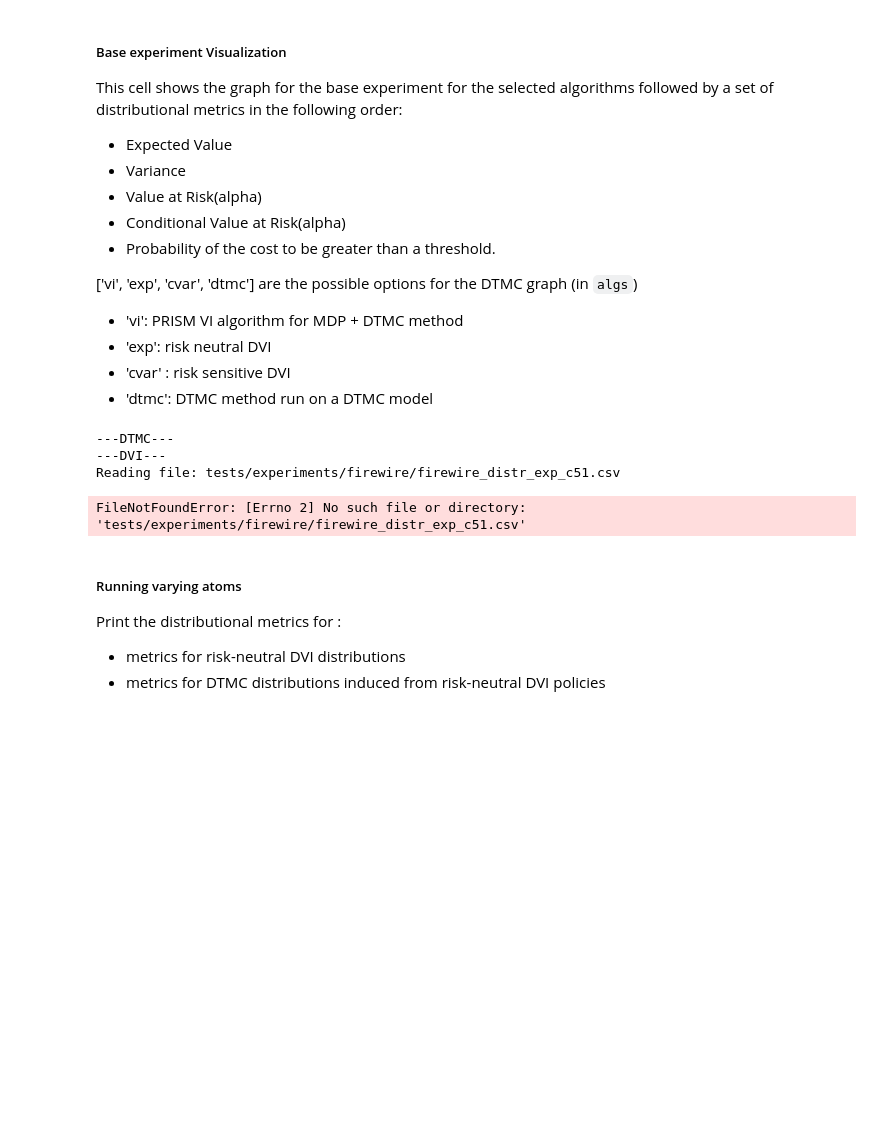
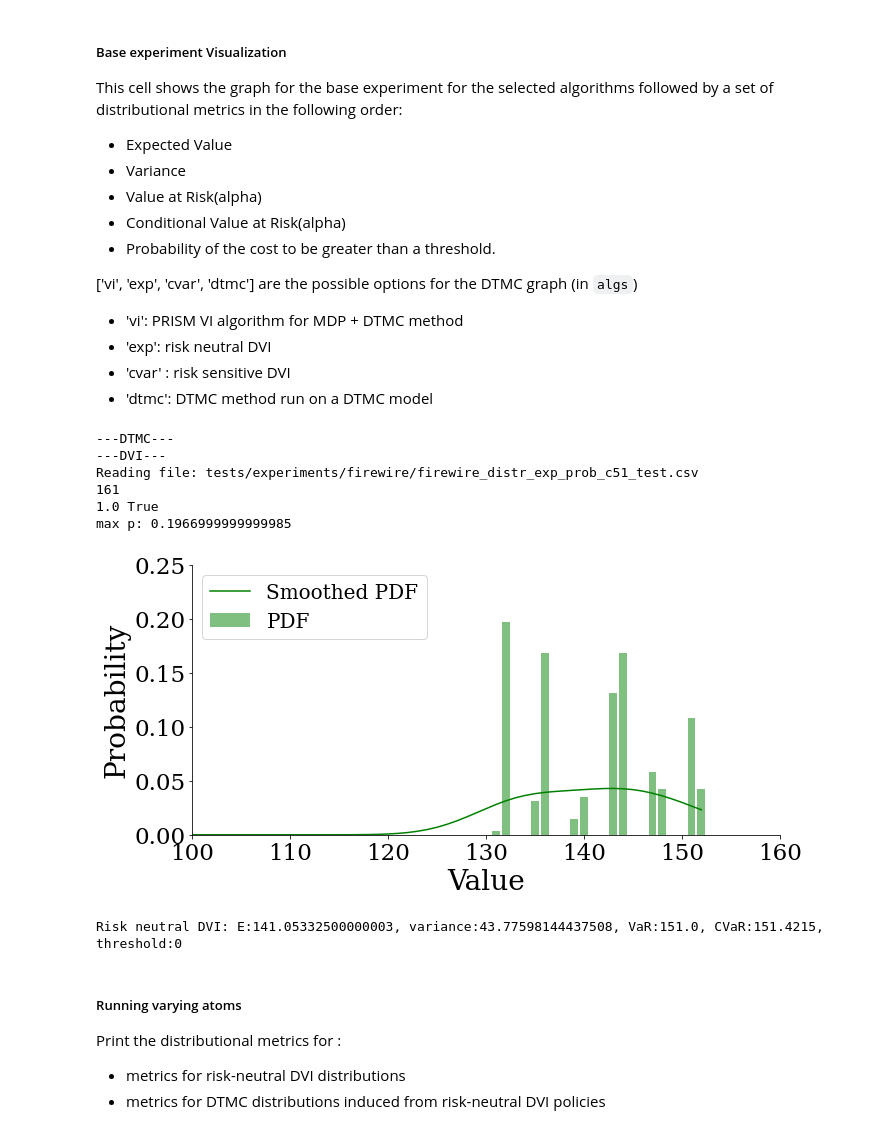
Before and after one commit to yannikschnitzer/prism, a Jupyter notebook: prism/distr.ipynb, the cells around one changed output. Drawn from its saved outputs; the diff is of its cells as text; code cells hidden in the pictures; blank space fills up the shorter version.

Commit message:
working on the distribution granularity script

```diff
--- a/prism/distr.ipynb
+++ b/prism/distr.ipynb
@@ -235,7 +297,7 @@ def exp_compute(idx, apdx, experiment_name, rep_type, show_graph=True, debug=Tru
         plt.ylim([0,ymax])
 
         if not elements:
-            plt.legend(loc='upper right', fontsize=graphsize-10)
+            plt.legend(loc='upper left', fontsize=graphsize-18)
 
         plt.tick_params(axis='both', which='major', labelsize=graphsize-15)
         plt.ticklabel_format(axis='both')
@@ -316,7 +378,7 @@ def cvar_compute(idx, apdx, experiment_name, rep_type, show_graph=True, debug=Tr
         plt.ylim([0,ymax])
 
         if not elements:
-            plt.legend(loc='upper right', fontsize=graphsize-10)
+            plt.legend(loc='upper right', fontsize=graphsize-18)
         plt.tick_params(axis='both', which='major', labelsize=graphsize-15)
         plt.ticklabel_format(axis='both')
         plt.xlabel('Value', fontsize=graphsize-10)
@@ -394,30 +456,35 @@ This cell shows the graph for the base experiment for the selected algorithms fo
 # %%
 # Cvar alpha parameter
 # 0.7 default
 # 0.8 for ds_treasure, betting_game, grid 150
 # 0.9 for SSP comparison benchmarks and drones
-alpha=0.8
+alpha=0.9
 # threshold value when computing
 # the probability of a cost higher than the set threshold
 # this parameter is to be varied based on the benchmark
 thresh=340
 algs= ['exp'] # ['vi', 'exp', 'cvar','dtmc']
 show_graph = True # show the distribution graph
-appendix  = '' # appendix if applicable, add an '_' before the appendix set with the running script
+appendix  = '_test' # appendix if applicable, add an '_' before the appendix set with the running script
+prob=True
 
 print('---DTMC---')
 # for idx, alg_type in enumerate(algs):
 #     _,_,_,_ = dtmc_compute(idx, appendix, experiment_name, rep_type, alpha=alpha, show_graph=show_graph, debug=True, print_metrics=True)
 print('---DVI---')
 if 'exp' in algs or 'dtmc' in algs:
-    _,_,_ = exp_compute(idx, appendix, experiment_name, rep_type, alpha=alpha, show_graph=show_graph, debug=True, print_metrics=True)
+    _,_,_ = exp_compute(0, appendix, experiment_name, rep_type, alpha=alpha, show_graph=show_graph, debug=True, print_metrics=True, prob=prob)
 if 'cvar' in algs:
-    _,_,_ = cvar_compute(idx, appendix, experiment_name, rep_type, alpha=alpha, show_graph=show_graph, debug=True, print_metrics=True)
+    _,_,_ = cvar_compute(0, appendix, experiment_name, rep_type, alpha=alpha, show_graph=show_graph, debug=True, print_metrics=True)
 # %% [output]
 ---DTMC---
 ---DVI---
-Reading file: tests/experiments/firewire/firewire_distr_exp_c51.csv
+Reading file: tests/experiments/firewire/firewire_distr_exp_prob_c51_test.csv
+161
+1.0 True
+max p: 0.1966999999999985
+[figure, added]
-FileNotFoundError: [Errno 2] No such file or directory: 'tests/experiments/firewire/firewire_distr_exp_c51.csv'
+Risk neutral DVI: E:141.05332500000003, variance:43.77598144437508, VaR:151.0, CVaR:151.4215, threshold:0
 # %% [markdown]
 ##### Running varying atoms
 Print the distributional metrics for :
```
Also changed, not shown: parts of 4 cells of this notebook.
